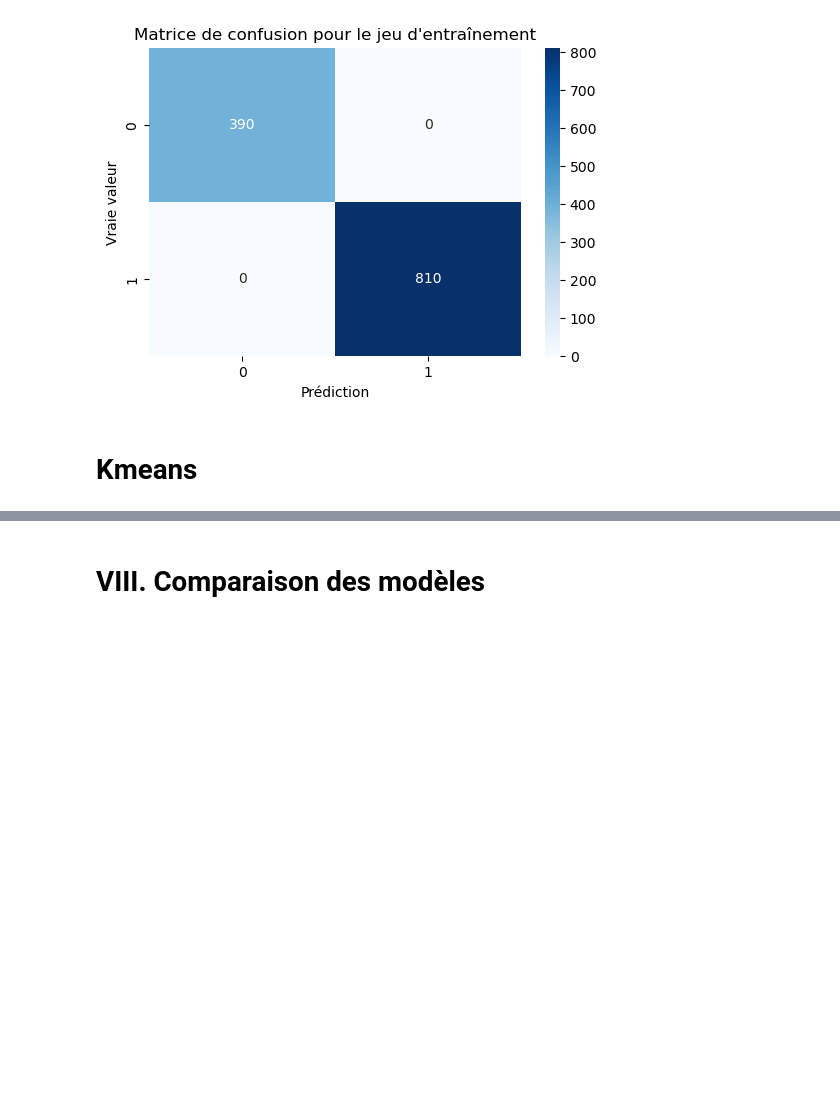
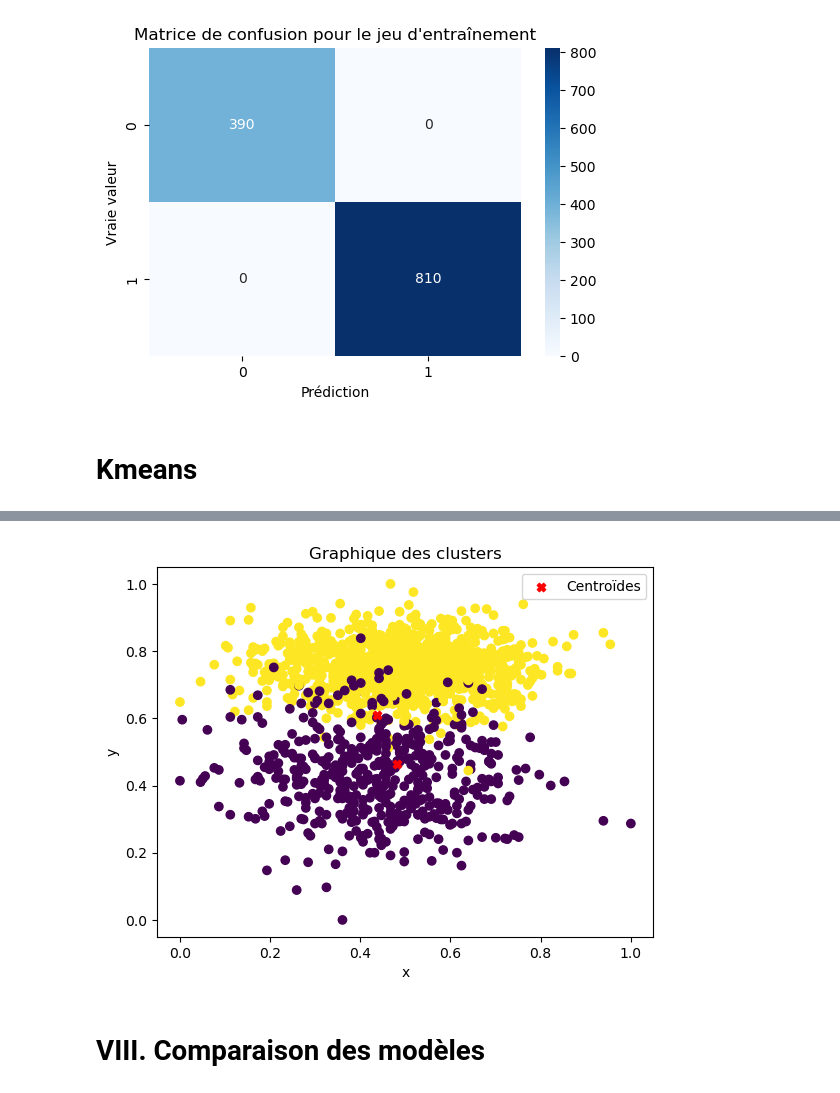
Before and after one commit to AntoineJBQ/P10, a Jupyter notebook: NOTEBOOK/projet10.ipynb, the cells around one changed output, grey strips where cells are left out. Saved outputs shown, nothing was run; the diff lists cells and outputs as text; code cells hidden in the pictures; blank space fills up the shorter version.

```diff
--- a/NOTEBOOK/projet10.ipynb
+++ b/NOTEBOOK/projet10.ipynb
@@ -1186,3 +801,20 @@ array([[0.48105547, 0.46309589, 0.46290425, 0.29073323, 0.47766252,
+# %%
+# Créer un graphique de dispersion
+plt.scatter(data['diagonal'], data['length'], c=data['cluster'])
+
+# Ajouter des étiquettes et un titre
+plt.xlabel('x')
+plt.ylabel('y')
+plt.title('Graphique des clusters')
+
+# Ajouter les centroïdes au graphique
+plt.scatter(centroids[:, 0], centroids[:, 1], marker='X', color='red', label='Centroïdes')
+
+# Afficher le graphique
+plt.legend()
+plt.show()
+# %% [output]
+[figure, added]
 # %% [markdown]
 # VIII. Comparaison des modèles
 # %%
```
Also changed, not shown: parts of 28 cells of this notebook.
